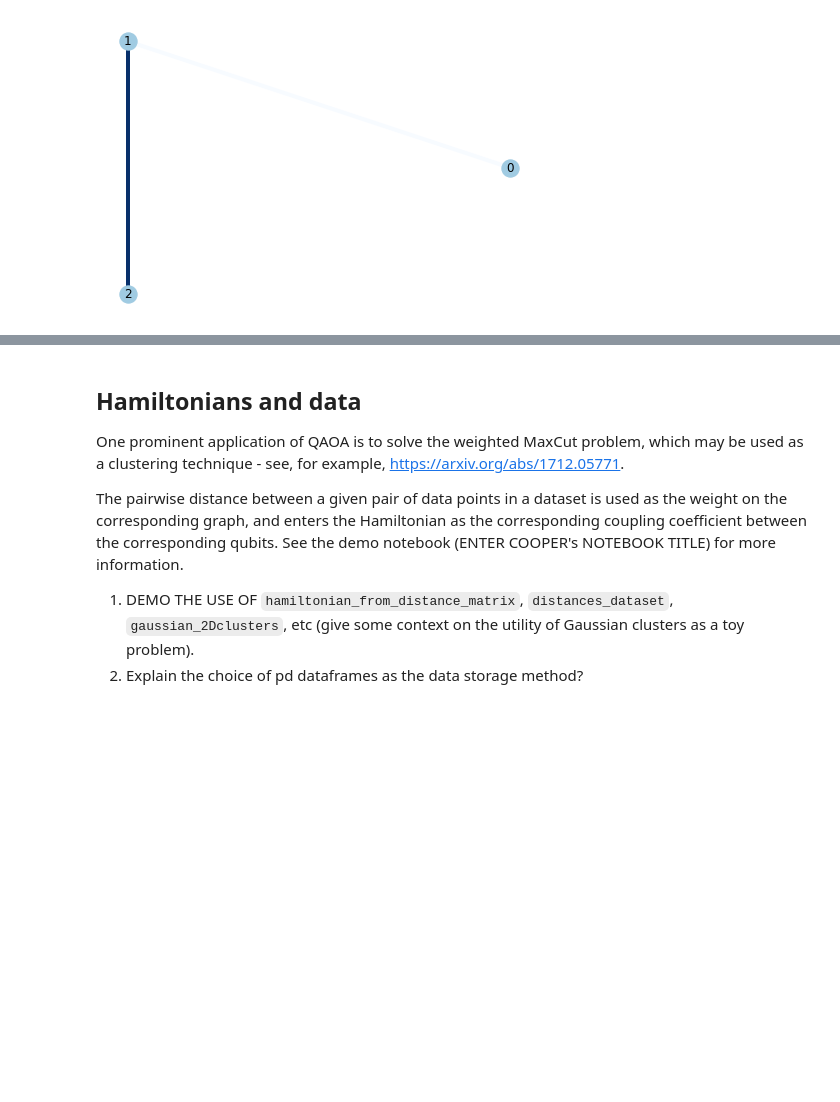
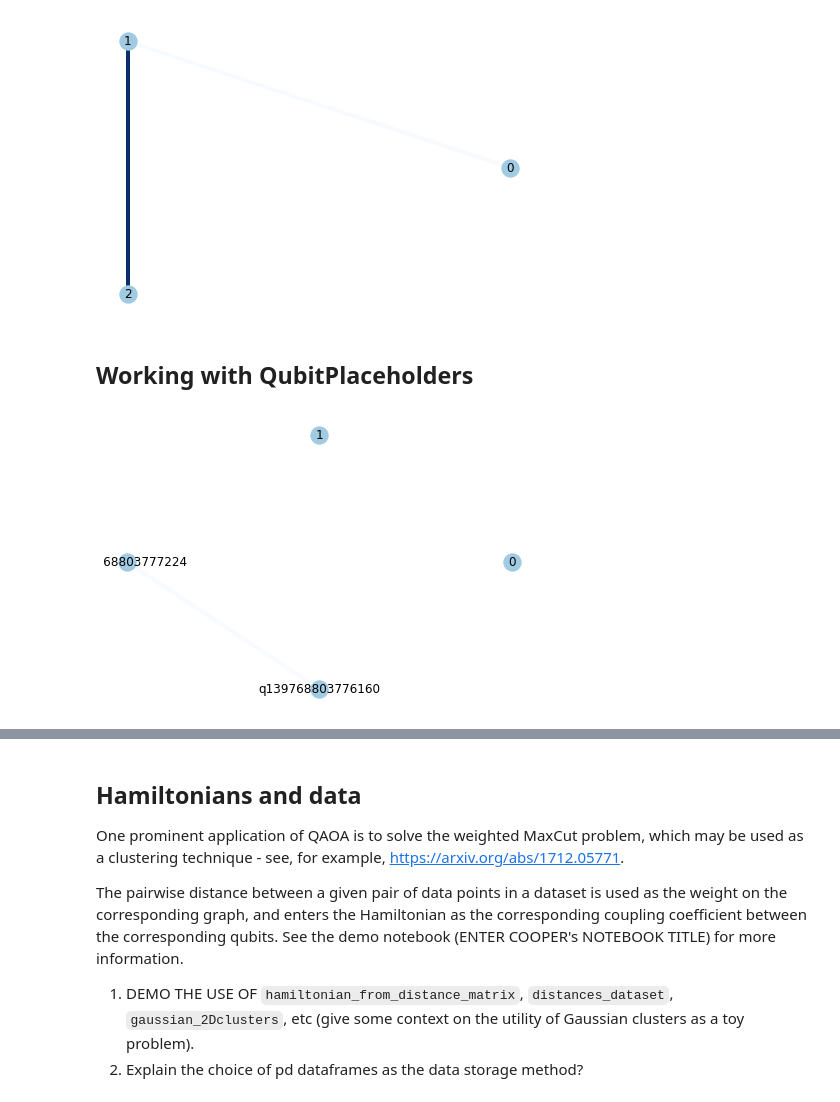
Before and after one commit to entropicalabs/entropica_qaoa, a Jupyter notebook: examples/UtilitiesDemo.ipynb, the cells around one changed output, grey strips where cells are left out. Cells and saved outputs as stored; diff of their text form; code cells hidden in the pictures; blank space fills up the shorter version.

```diff
--- a/examples/UtilitiesDemo.ipynb
+++ b/examples/UtilitiesDemo.ipynb
@@ -92,3 +93,17 @@ g0 = graph_from_hyperparams(nqubits,singles,biases,pairs,couplings)
 plot_graph(g0)
 # %% [output]
 [figure]
+# %% [markdown]
+## Working with QubitPlaceholders
+# %%
+q0 = QubitPlaceholder()
+q1 = QubitPlaceholder()
+
+hamiltonian = PauliTerm("Z", q0, 2.5)
+hamiltonian += PauliTerm("Z", q1, 0.5)
+hamiltonian += PauliTerm("Z", q1, -1) * PauliTerm("Z", q0)
+# %%
+gplaceholder = graph_from_hamiltonian(hamiltonian)
+plot_graph(gplaceholder)
+# %% [output]
+[figure, added]
```
Also changed, not shown: parts of 8 cells of this notebook, 1 other file.
